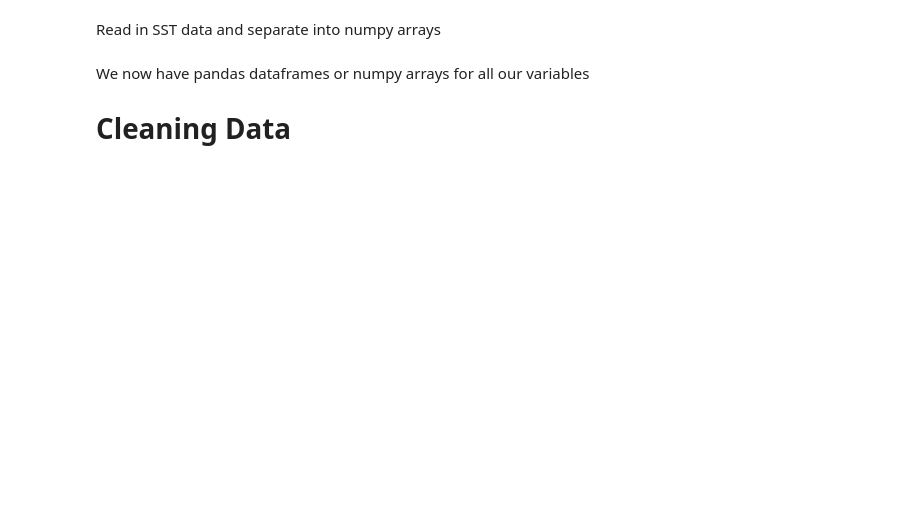
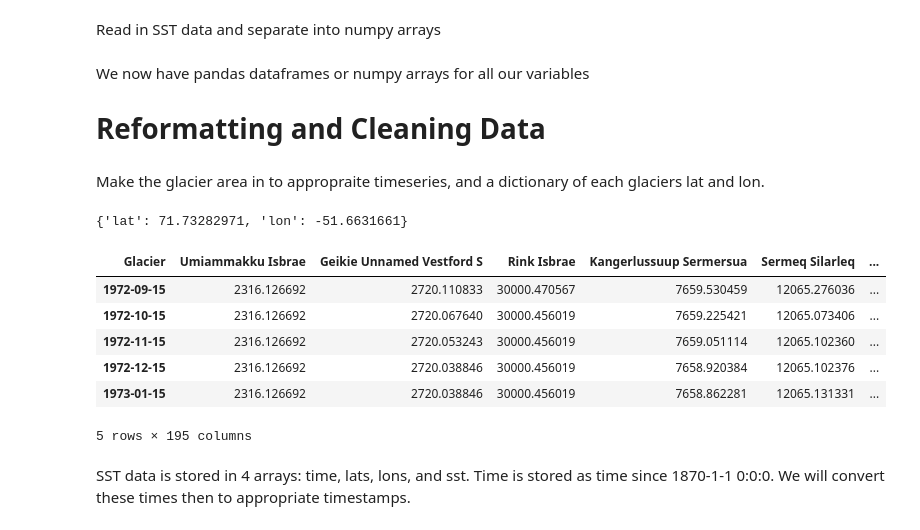
Before and after one commit to joelbarron06/ESDA2_Project, a Jupyter notebook: project_code.ipynb, the cells around one changed output. Drawn from its saved outputs; the diff is of its cells as text; code cells hidden in the pictures; blank space fills up the shorter version.

Commit message:
data simplified and cleaned, and useful functions implemented

```diff
--- a/project_code.ipynb
+++ b/project_code.ipynb
@@ -74,4 +66,28 @@ sst = ds.variables['sst'][:,:,:]
 # %% [markdown]
 We now have pandas dataframes or numpy arrays for all our variables
 
-# Cleaning Data
+# Reformatting and Cleaning Data
+# %% [markdown]
+Make the glacier area in to appropraite timeseries, and a dictionary of each glaciers lat and lon.
+# %%
+# make a df of each glaciers location
+glacier_locations = glacier_area[['Glacier', 'Latitude', 'Longitude']].set_index('Glacier').T
+glacier_locations = glacier_locations.rename(index={'Latitude': 'lat', 'Longitude': 'lon'})
+glacier_locations = glacier_locations.to_dict()
+print(glacier_locations['Rink Isbrae'])
+# %% [output]
+{'lat': 71.73282971, 'lon': -51.6631661}
+# %%
+glacier_timeseries = glacier_area.drop(['Latitude', 'Longitude'], axis=1).set_index('Glacier').T
+glacier_timeseries.index = pd.to_datetime(glacier_timeseries.index)
+glacier_timeseries.head()
+# %% [output]
+| Glacier | Umiammakku Isbrae | Geikie Unnamed Vestford S | Rink Isbrae | Kangerlussuup Sermersua | Sermeq Silarleq | ... |
+| 1972-09-15 | 2316.126692 | 2720.110833 | 30000.470567 | 7659.530459 | 12065.276036 | ... |
+| 1972-10-15 | 2316.126692 | 2720.067640 | 30000.456019 | 7659.225421 | 12065.073406 | ... |
+| 1972-11-15 | 2316.126692 | 2720.053243 | 30000.456019 | 7659.051114 | 12065.102360 | ... |
+| 1972-12-15 | 2316.126692 | 2720.038846 | 30000.456019 | 7658.920384 | 12065.102376 | ... |
+| 1973-01-15 | 2316.126692 | 2720.038846 | 30000.456019 | 7658.862281 | 12065.131331 | ... |
+5 rows × 195 columns
+# %% [markdown]
+SST data is stored in 4 arrays: time, lats, lons, and sst. Time is stored as time since 1870-1-1 0:0:0. We will convert these times then to appropriate timestamps.
```
Also changed, not shown: parts of 21 cells of this notebook.
